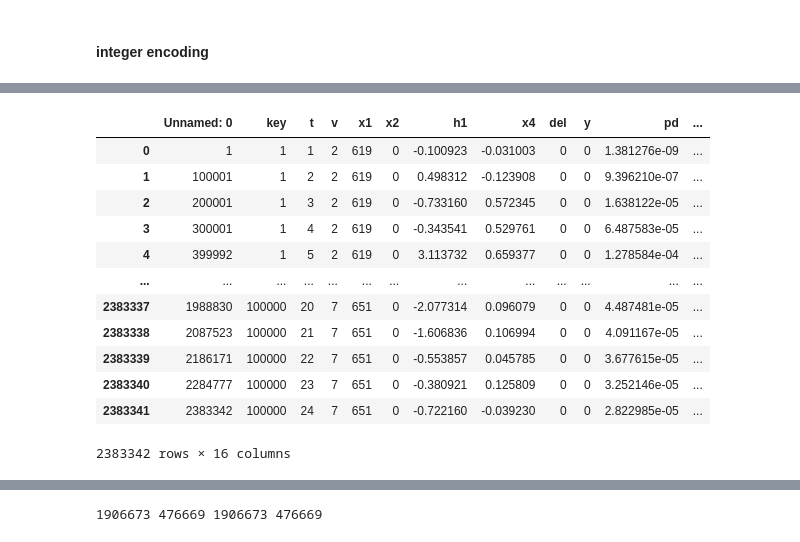
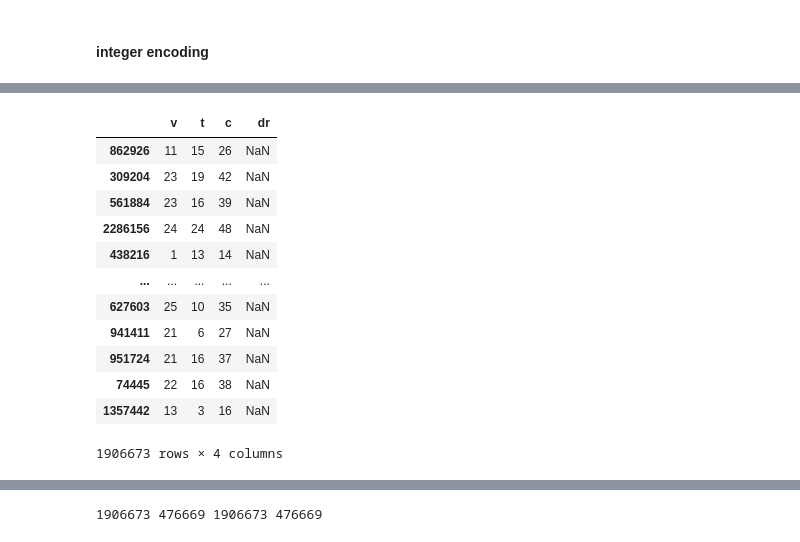
Before and after one commit to scyyx5/credit-risk, a Jupyter notebook: src/visualization/APC.ipynb, the cells around one changed output, grey strips where cells are left out. Saved outputs shown, nothing was run; the diff lists cells and outputs as text; code cells hidden in the pictures.

```diff
--- a/src/visualization/APC.ipynb
+++ b/src/visualization/APC.ipynb
@@ -175,17 +178,18 @@ Name: c_encode, Length: 2383342, dtype: int64
 # %%
-train_encode, test_encode = model_selection.train_test_split(data, test_size=0.2)
-data
+data_simplify = data[['v','t','c','dr']]
+train_encode, test_encode = model_selection.train_test_split(data_simplify, test_size=0.2)
+train_encode
 # %% [output]
-|  | Unnamed: 0 | key | t | v | x1 | x2 | h1 | x4 | del | y | pd | ... |
-| 0 | 1 | 1 | 1 | 2 | 619 | 0 | -0.100923 | -0.031003 | 0 | 0 | 1.381276e-09 | ... |
-| 1 | 100001 | 1 | 2 | 2 | 619 | 0 | 0.498312 | -0.123908 | 0 | 0 | 9.396210e-07 | ... |
-| 2 | 200001 | 1 | 3 | 2 | 619 | 0 | -0.733160 | 0.572345 | 0 | 0 | 1.638122e-05 | ... |
-| 3 | 300001 | 1 | 4 | 2 | 619 | 0 | -0.343541 | 0.529761 | 0 | 0 | 6.487583e-05 | ... |
-| 4 | 399992 | 1 | 5 | 2 | 619 | 0 | 3.113732 | 0.659377 | 0 | 0 | 1.278584e-04 | ... |
-| ... | ... | ... | ... | ... | ... | ... | ... | ... | ... | ... | ... | ... |
-| 2383337 | 1988830 | 100000 | 20 | 7 | 651 | 0 | -2.077314 | 0.096079 | 0 | 0 | 4.487481e-05 | ... |
-| 2383338 | 2087523 | 100000 | 21 | 7 | 651 | 0 | -1.606836 | 0.106994 | 0 | 0 | 4.091167e-05 | ... |
-| 2383339 | 2186171 | 100000 | 22 | 7 | 651 | 0 | -0.553857 | 0.045785 | 0 | 0 | 3.677615e-05 | ... |
-| 2383340 | 2284777 | 100000 | 23 | 7 | 651 | 0 | -0.380921 | 0.125809 | 0 | 0 | 3.252146e-05 | ... |
-| 2383341 | 2383342 | 100000 | 24 | 7 | 651 | 0 | -0.722160 | -0.039230 | 0 | 0 | 2.822985e-05 | ... |
+|  | v | t | c | dr |
+| 862926 | 11 | 15 | 26 | NaN |
+| 309204 | 23 | 19 | 42 | NaN |
+| 561884 | 23 | 16 | 39 | NaN |
+| 2286156 | 24 | 24 | 48 | NaN |
+| 438216 | 1 | 13 | 14 | NaN |
+| ... | ... | ... | ... | ... |
+| 627603 | 25 | 10 | 35 | NaN |
+| 941411 | 21 | 6 | 27 | NaN |
+| 951724 | 21 | 16 | 37 | NaN |
+| 74445 | 22 | 16 | 38 | NaN |
+| 1357442 | 13 | 3 | 16 | NaN |
-2383342 rows × 16 columns
+1906673 rows × 4 columns
```
Also changed, not shown: parts of 20 cells of this notebook, 15 other files.
